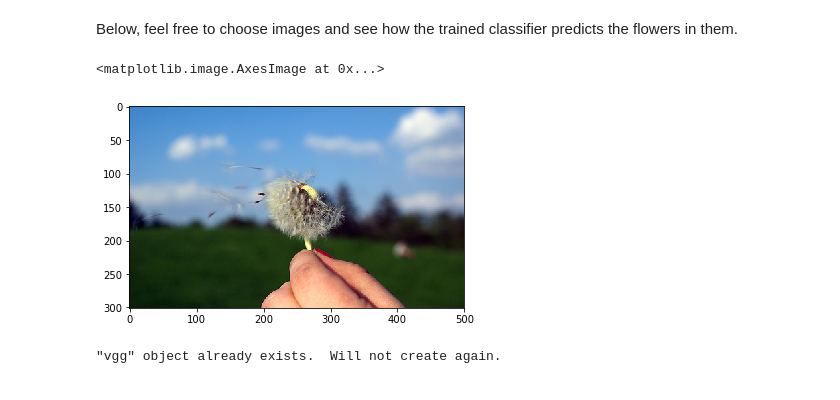
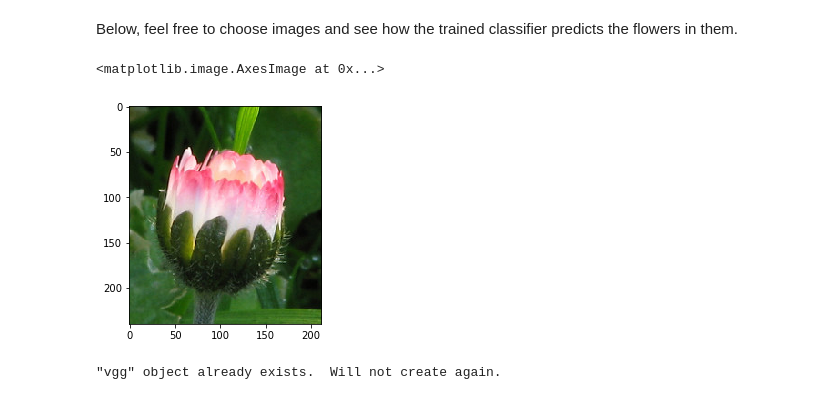
Before and after one commit to adrianstaniec/deep-learning, a Jupyter notebook: 08_transfer-learning/Transfer_Learning.ipynb, the cells around one changed output. Cells and saved outputs as stored; diff of their text form; code cells hidden in the pictures.

```diff
--- a/08_transfer-learning/Transfer_Learning.ipynb
+++ b/08_transfer-learning/Transfer_Learning.ipynb
@@ -367,12 +367,12 @@ from scipy.ndimage import imread
 # %% [markdown]
 Below, feel free to choose images and see how the trained classifier predicts the flowers in them.
 # %%
-test_img_path = 'flower_photos/dandelion/2473862606_291ae74885.jpg'
+test_img_path = 'flower_photos/daisy/144603918_b9de002f60_m.jpg'
 test_img = imread(test_img_path)
 plt.imshow(test_img)
 # %% [output]
 <matplotlib.image.AxesImage at 0x...>
-[figure, old version]
+[figure, new version]
 # %%
 # Run this cell if you don't have a vgg graph built
 if 'vgg' in globals():
```
Also changed, not shown: parts of 7 cells of this notebook.
